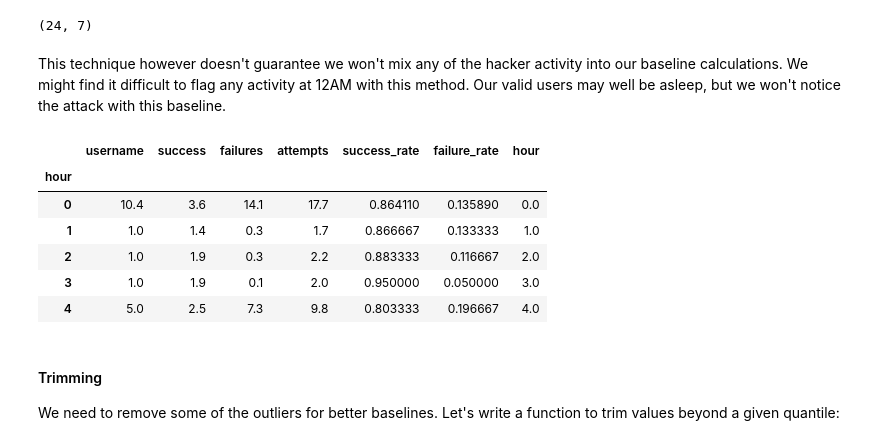
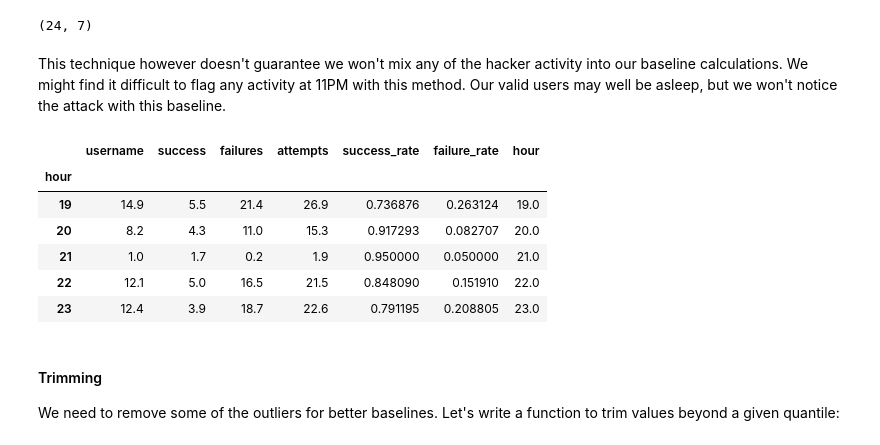
Before and after one commit to stefmolin/Hands-On-Data-Analysis-with-Pandas-2nd-edition, a Jupyter notebook: ch_08/anomaly_detection.ipynb, the cells around one changed output. Drawn from its saved outputs; the diff is of its cells as text; code cells hidden in the pictures.

```diff
--- a/ch_08/anomaly_detection.ipynb
+++ b/ch_08/anomaly_detection.ipynb
@@ -368,17 +358,17 @@ averages.shape
 # %% [output]
 (24, 7)
 # %% [markdown]
-This technique however doesn't guarantee we won't mix any of the hacker activity into our baseline calculations. We might find it difficult to flag any activity at 12AM with this method. Our valid users may well be asleep, but we won't notice the attack with this baseline.
+This technique however doesn't guarantee we won't mix any of the hacker activity into our baseline calculations. We might find it difficult to flag any activity at 11PM with this method. Our valid users may well be asleep, but we won't notice the attack with this baseline.
 # %%
-averages.head()
+averages.tail()
 # %% [output]
 |  | username | success | failures | attempts | success_rate | failure_rate | hour |
 | hour |  |  |  |  |  |  |  |
-| 0 | 10.4 | 3.6 | 14.1 | 17.7 | 0.864110 | 0.135890 | 0.0 |
-| 1 | 1.0 | 1.4 | 0.3 | 1.7 | 0.866667 | 0.133333 | 1.0 |
-| 2 | 1.0 | 1.9 | 0.3 | 2.2 | 0.883333 | 0.116667 | 2.0 |
-| 3 | 1.0 | 1.9 | 0.1 | 2.0 | 0.950000 | 0.050000 | 3.0 |
-| 4 | 5.0 | 2.5 | 7.3 | 9.8 | 0.803333 | 0.196667 | 4.0 |
+| 19 | 14.9 | 5.5 | 21.4 | 26.9 | 0.736876 | 0.263124 | 19.0 |
+| 20 | 8.2 | 4.3 | 11.0 | 15.3 | 0.917293 | 0.082707 | 20.0 |
+| 21 | 1.0 | 1.7 | 0.2 | 1.9 | 0.950000 | 0.050000 | 21.0 |
+| 22 | 12.1 | 5.0 | 16.5 | 21.5 | 0.848090 | 0.151910 | 22.0 |
+| 23 | 12.4 | 3.9 | 18.7 | 22.6 | 0.791195 | 0.208805 | 23.0 |
 # %% [markdown]
 #### Trimming
 We need to remove some of the outliers for better baselines. Let's write a function to trim values beyond a given quantile:
```
Also changed, not shown: parts of 49 cells of this notebook, 7 other files.
